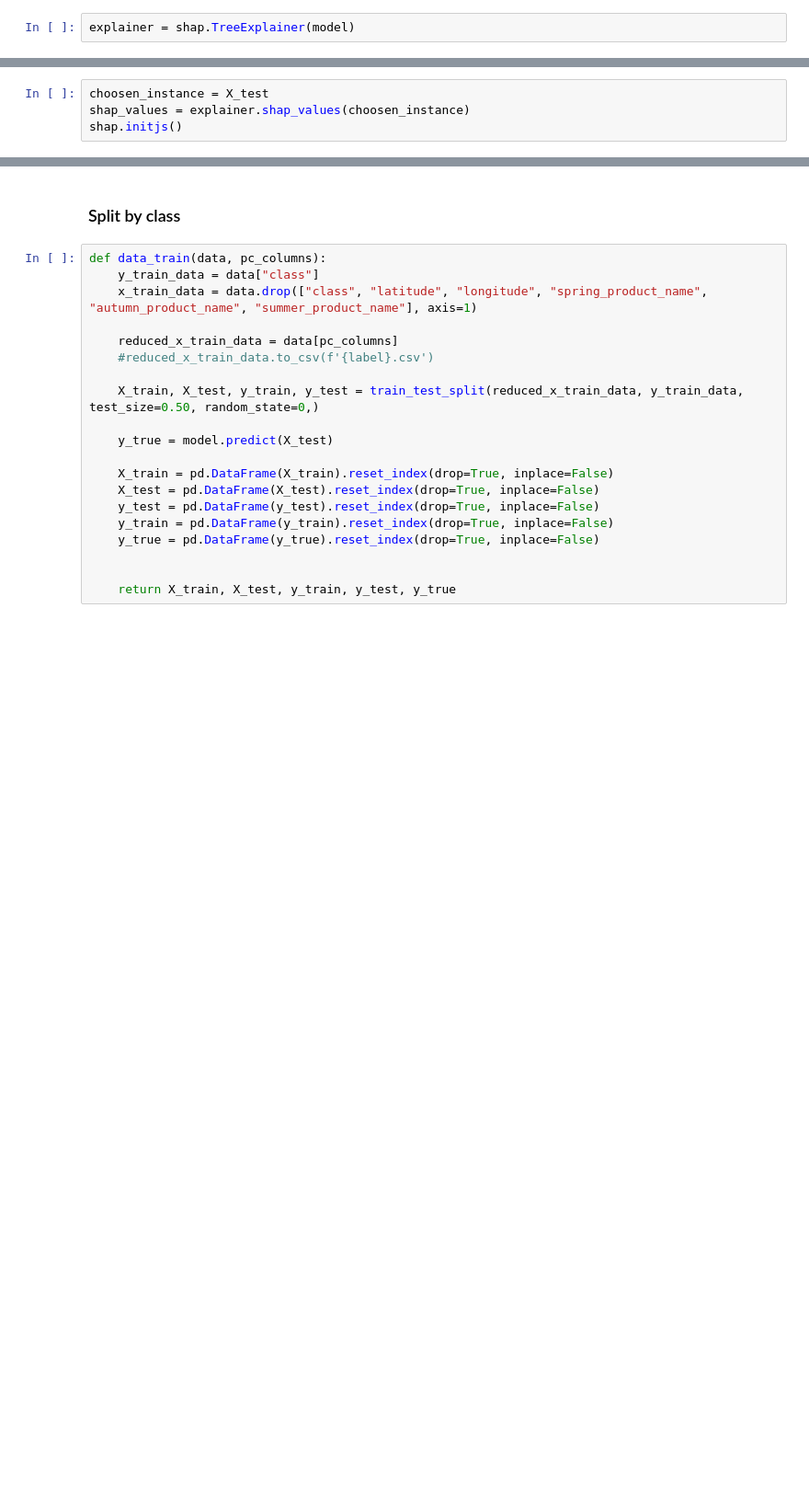
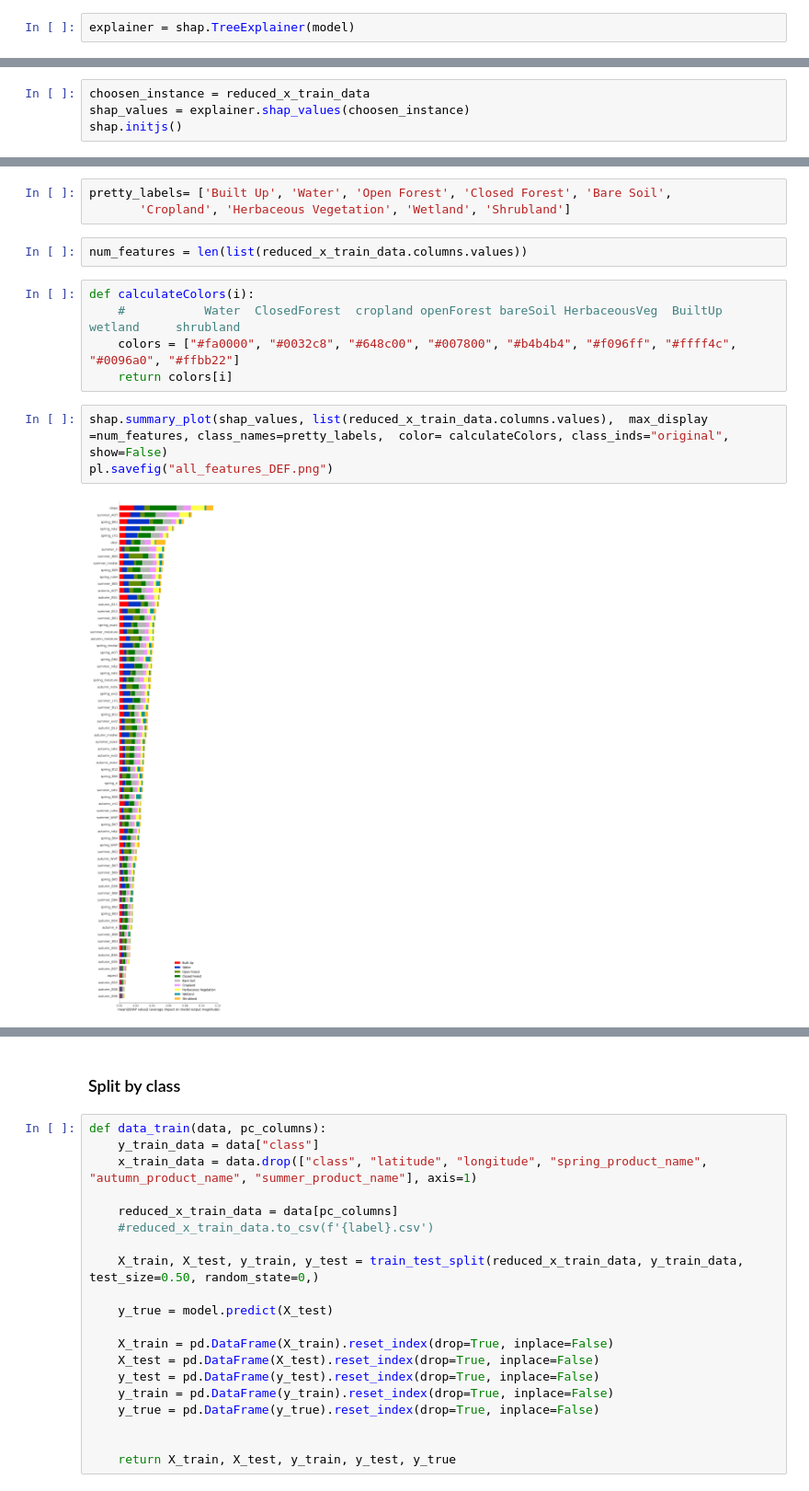
Before and after one commit to KhaosResearch/landcoverpy, a Jupyter notebook: notebooks/explain_model.ipynb, the cells around one changed output, grey strips where cells are left out. Shown at 92% size. Drawn from its saved outputs; the diff is of its cells as text; blank space fills up the shorter version.

Commit message:
new graphs

```diff
--- a/notebooks/explain_model.ipynb
+++ b/notebooks/explain_model.ipynb
@@ -42,4 +62,4 @@ X_test
 # %%
-choosen_instance = X_test
+choosen_instance = reduced_x_train_data
 shap_values = explainer.shap_values(choosen_instance)
 shap.initjs()
@@ -49,0 +82,15 @@ labels
+# %%
+pretty_labels= ['Built Up', 'Water', 'Open Forest', 'Closed Forest', 'Bare Soil',
+       'Cropland', 'Herbaceous Vegetation', 'Wetland', 'Shrubland']
+# %%
+num_features = len(list(reduced_x_train_data.columns.values))
+# %%
+def calculateColors(i):
+    #           Water  ClosedForest  cropland openForest bareSoil HerbaceousVeg  BuiltUp    wetland     shrubland
+    colors = ["#fa0000", "#0032c8", "#648c00", "#007800", "#b4b4b4", "#f096ff", "#ffff4c", "#0096a0", "#ffbb22"]
+    return colors[i]
+# %%
+shap.summary_plot(shap_values, list(reduced_x_train_data.columns.values),  max_display =num_features, class_names=pretty_labels,  color= calculateColors, class_inds="original", show=False)
+pl.savefig("all_features_DEF.png")
+# %% [output]
+[figure, added]
```
Also changed, not shown: parts of 32 cells of this notebook, 1 other file.
